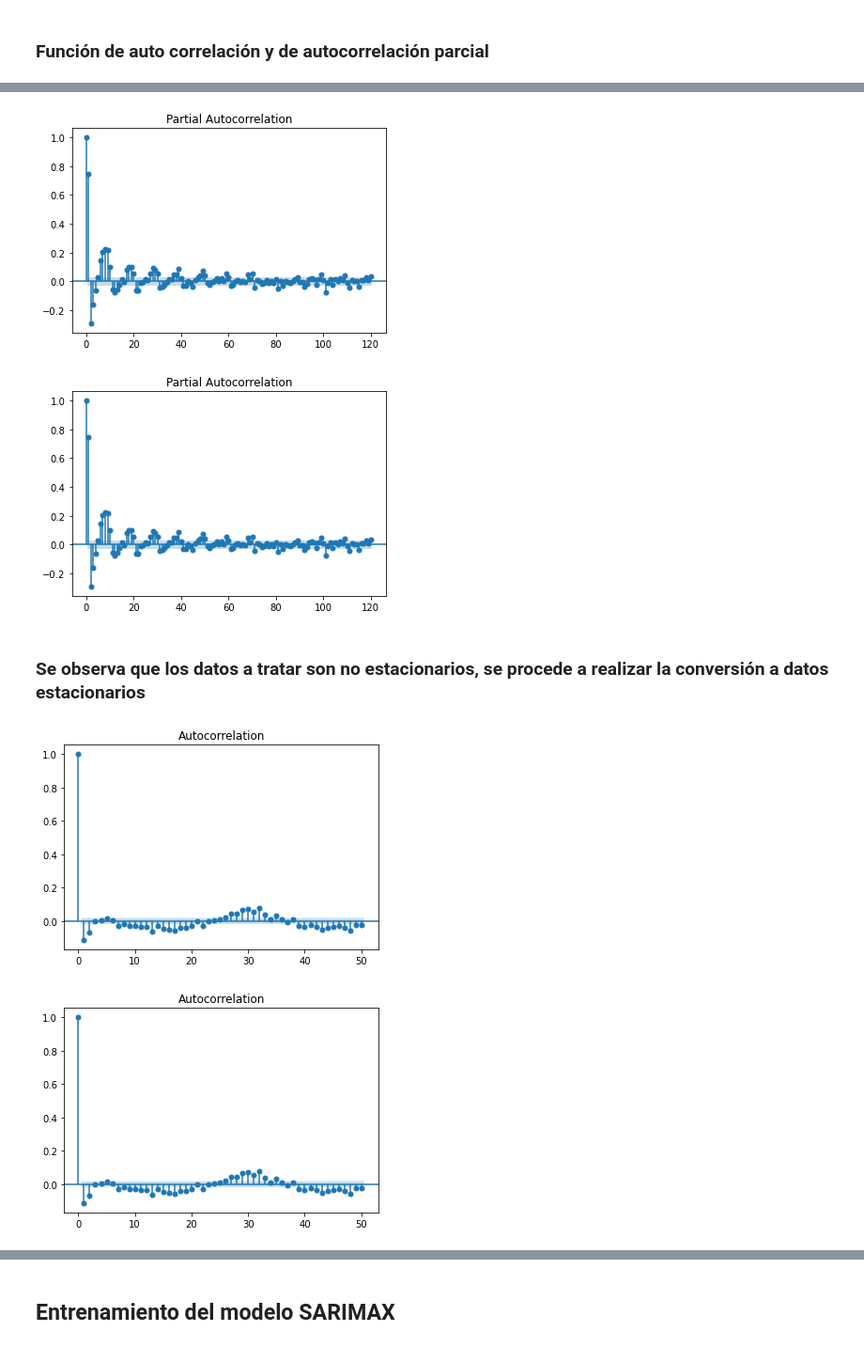
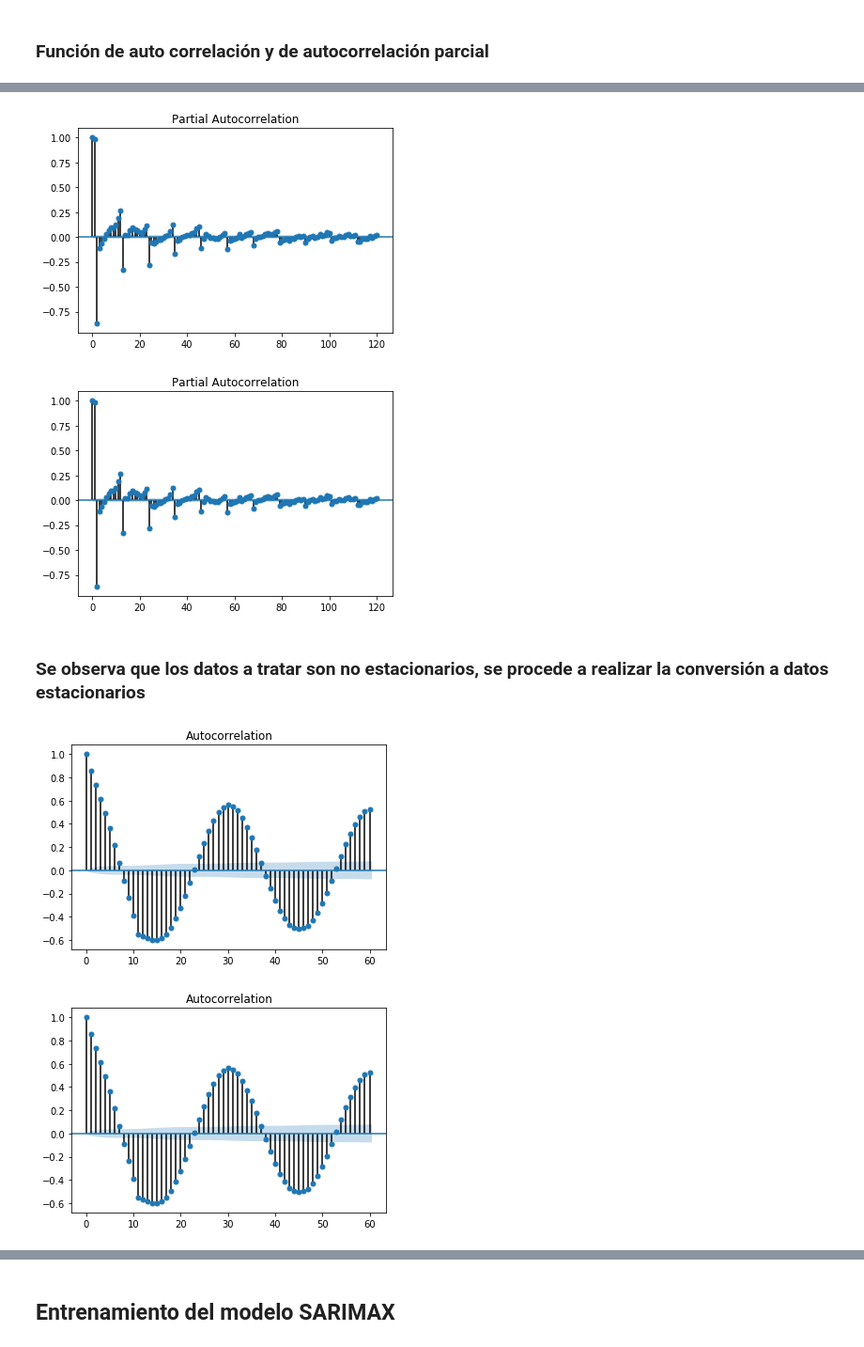
Before and after one commit to only-Robin/Proyecto-Electronica, a Jupyter notebook: DATOS SOLAR/Pre procesados/SARIMAX.ipynb, the cells around one changed output, grey strips where cells are left out. Shown at 94% size. Saved outputs shown, nothing was run; the diff lists cells and outputs as text; code cells hidden in the pictures.

```diff
--- a/DATOS SOLAR/Pre procesados/SARIMAX.ipynb
+++ b/DATOS SOLAR/Pre procesados/SARIMAX.ipynb
@@ -40,0 +73,3 @@ abril.set_index(np.array(range(13740)),inplace = True)
+# %%
+abril  = pd.read_csv('Datos cada 20 min promedio movil 5.csv').dropna(axis = 1)
+abril[0:60]
@@ -55,15 +110,17 @@ plot_acf(abril['Potencia [kW]'], lags =120)
 # %%
-plot_pacf(abril['Energia [kWh]'], lags =120)
+#plot_pacf(abril['Energia [kWh]'], lags =120)
+plot_pacf(abril['Potencia [kW]'], lags =120)
 # %% [output]
-[figure, old version]
+[figure, new version]
-[figure, old version]
+[figure, new version]
 # %% [markdown]
 ### Se observa que los datos a tratar son no estacionarios, se procede a realizar la conversión a datos estacionarios
 # %%
 k=1
-first_diff = abril['Potencia [kW]'].diff(k)
-plot_acf(first_diff[k:], lags = 50)
+first_diff = abril['Potencia [kW]'].diff(1)
+#first_diff = first_diff.diff(k)
+plot_acf(first_diff[k+1:], lags = 60)
 # %% [output]
-[figure, old version]
+[figure, new version]
-[figure, old version]
+[figure, new version]
 # %%
```
Also changed, not shown: parts of 22 cells of this notebook, 32 other files.
